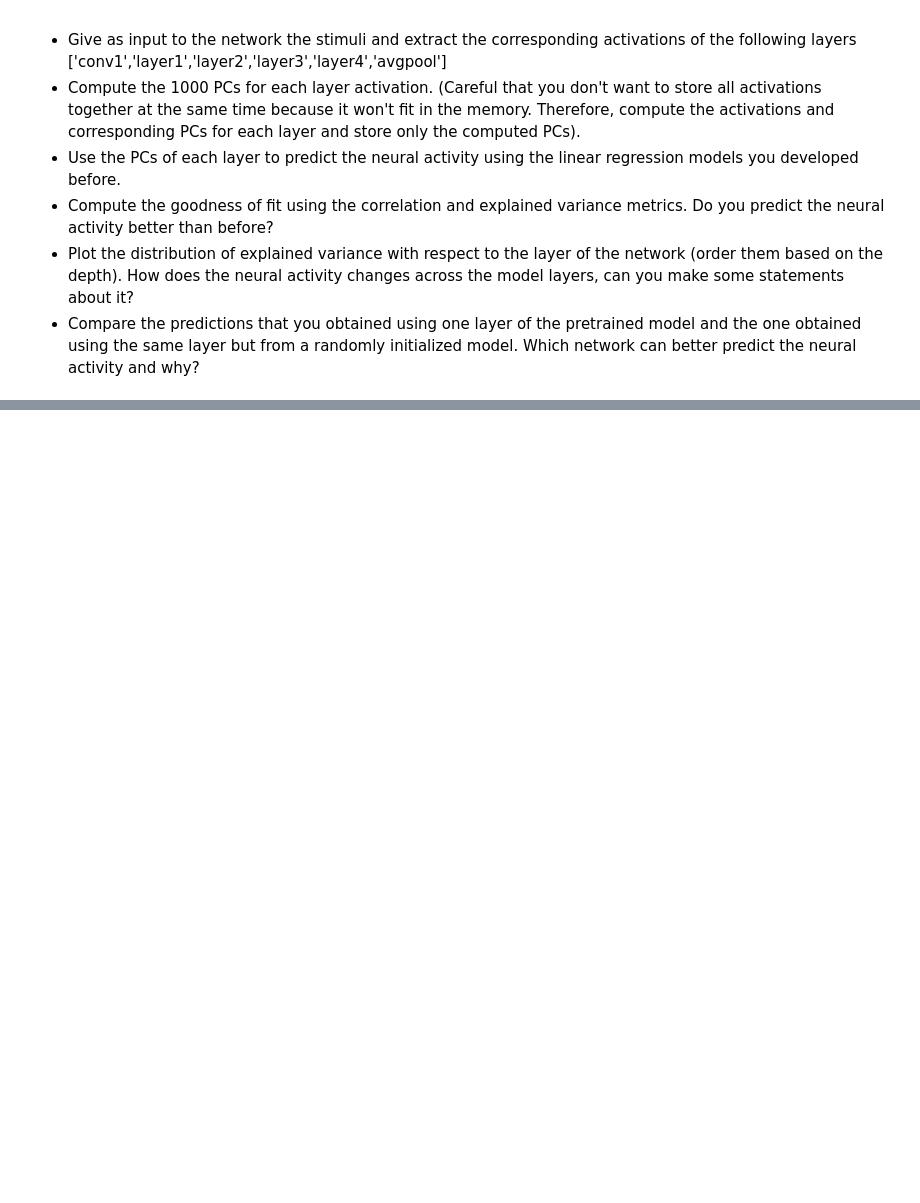
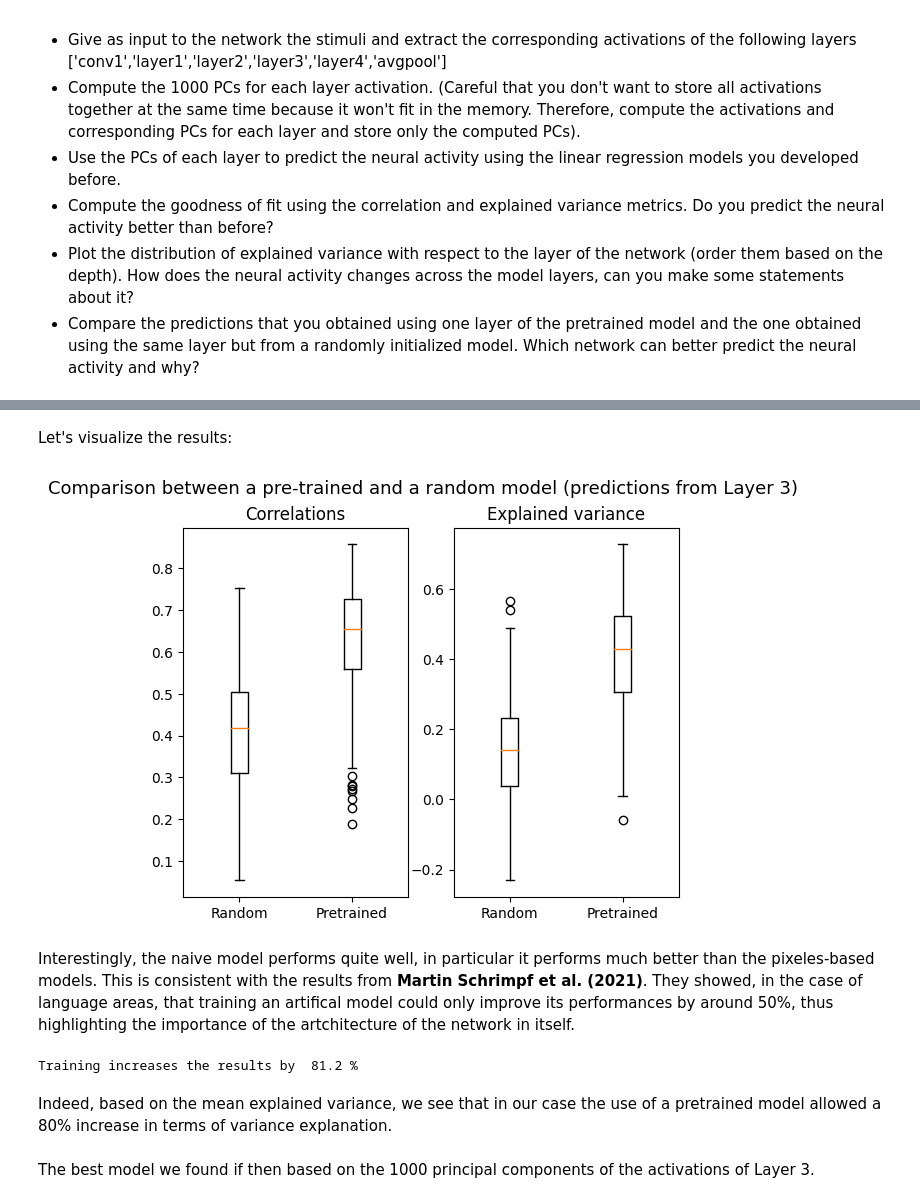
Before and after one commit to meriadecmorrier/NX414-Project, a Jupyter notebook: week5/week5.ipynb, the cells around one changed output, grey strips where cells are left out. Saved outputs shown, nothing was run; the diff lists cells and outputs as text; code cells hidden in the pictures; blank space fills up the shorter version.

```diff
--- a/week5/week5.ipynb
+++ b/week5/week5.ipynb
@@ -315,0 +329,55 @@ plt.show()
+# %%
+%%capture --no-display
+layer='layer3'
+
+#We define a new ResNet50 model that will output the activations of layers[i]
+model = new_resnet('resnet50','layer3',Bottleneck, [3, 4, 6, 3],pretrained=False,progress=True) #We use a non-pretrained netwotk
+model.eval()
+output_size=model(torch.unsqueeze(stimulus_train_torch[0],0)).detach().numpy().flatten().shape[0]
+activations=np.zeros((stimulus_train_torch.shape[0],output_size),dtype=np.float32)
+for j in range(stimulus_train_torch.shape[0]):
+    batch=torch.unsqueeze(stimulus_train_torch[j],0)
+    out=model(batch).detach().numpy().squeeze()
+    activations[j,:]=out.flatten()
+
+#Then we fit a PCA model on this matrix of activations
+pca=PCA(n_components=1000)
+pca.fit(activations)
+PCA_training_random_network=pca.transform(activations)
+
+activations=np.zeros((stimulus_val_torch.shape[0],output_size),dtype=np.float32)
+for j in range(stimulus_val_torch.shape[0]):
+    batch=torch.unsqueeze(stimulus_val_torch[j],0)
+    out=model(batch).detach().numpy().squeeze()
+    activations[j,:]=out.flatten()
+PCA_validations_random_network=pca.transform(activations)
+
+
+#Training a ridge_regression model with the same parameter alpha as before on these PCs
+ridge_reg = Ridge(alpha=alpha).fit(PCA_training_random_network, spikes_train)
+#Predictions for the validation set
+pred=ridge_reg.predict(PCA_validations_random_network)
+corr_random,exp_var_random=evaluate_fitted_model(pred)
+# %% [markdown]
+Let's visualize the results:
+# %%
+fig, (ax1,ax2)=plt.subplots(1,2)
+fig.suptitle('Comparison between a pre-trained and a random model (predictions from Layer 3)', fontsize=13)
+ax1.boxplot([corr_random,correlations[3]],labels=['Random','Pretrained'])
+ax1.set_title('Correlations')
+ax2.boxplot([exp_var_random,explained_variances[3]],labels=['Random','Pretrained'])
+ax2.set_title('Explained variance')
+plt.show()
+# %% [output]
+[figure, added]
+# %% [markdown]
+Interestingly, the naive model performs quite well, in particular it performs much better than the pixeles-based models. This is consistent with the results from **Martin Schrimpf et al. (2021)**. They showed, in the case of language areas, that training an artifical model could only improve its performances by around 50%, thus highlighting the importance of the artchitecture of the network in itself.
+# %%
+relative_increase=(np.mean(explained_variances[3])-np.mean(exp_var_random))/np.mean(exp_var_random)
+print("Training increases the results by ", round((relative_increase-1)*100,1),"%" )
+# %% [output]
+Training increases the results by  81.2 %
+# %% [markdown]
+Indeed, based on the mean explained variance, we see that in our case the use of a pretrained model allowed a 80% increase in terms of variance explanation.
+# %% [markdown]
+The best model we found if then based on the 1000 principal components of the activations of Layer 3.
```
Also changed, not shown: parts of 19 cells of this notebook.
